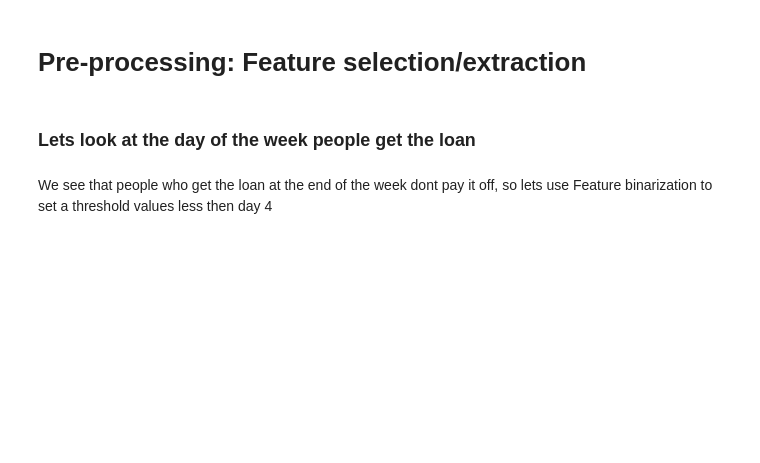
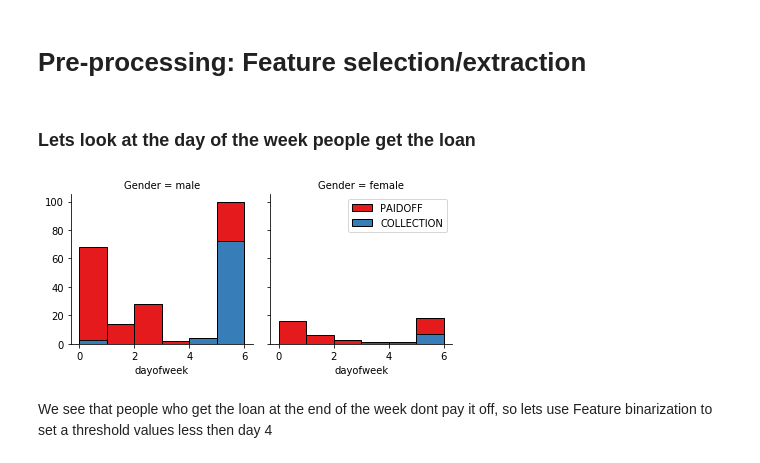
Before and after one commit to abdulwaheed01/coursera-machineLearning-project, a Jupyter notebook: ML0101EN-Proj-Loan-py-v1.ipynb, the cells around one changed output. Drawn from its saved outputs; the diff is of its cells as text; code cells hidden in the pictures; blank space fills up the shorter version.

```diff
--- a/ML0101EN-Proj-Loan-py-v1.ipynb
+++ b/ML0101EN-Proj-Loan-py-v1.ipynb
@@ -116,11 +158,13 @@ plt.show()
 ### Lets look at the day of the week people get the loan
 # %%
 df['dayofweek'] = df['effective_date'].dt.dayofweek
-bins = np.linspace(df.dayofweek.min(), df.dayofweek.max(), 10)
+bins = np.linspace(df.dayofweek.min(), df.dayofweek.max(), 7)
 g = sns.FacetGrid(df, col="Gender", hue="loan_status", palette="Set1", col_wrap=2)
 g.map(plt.hist, 'dayofweek', bins=bins, ec="k")
 g.axes[-1].legend()
 plt.show()
+# %% [output]
+[figure, added]
 # %% [markdown]
 We see that people who get the loan at the end of the week dont pay it off, so lets use Feature binarization to set a threshold values less then day 4
 # %%
```
Also changed, not shown: parts of 44 cells of this notebook.
